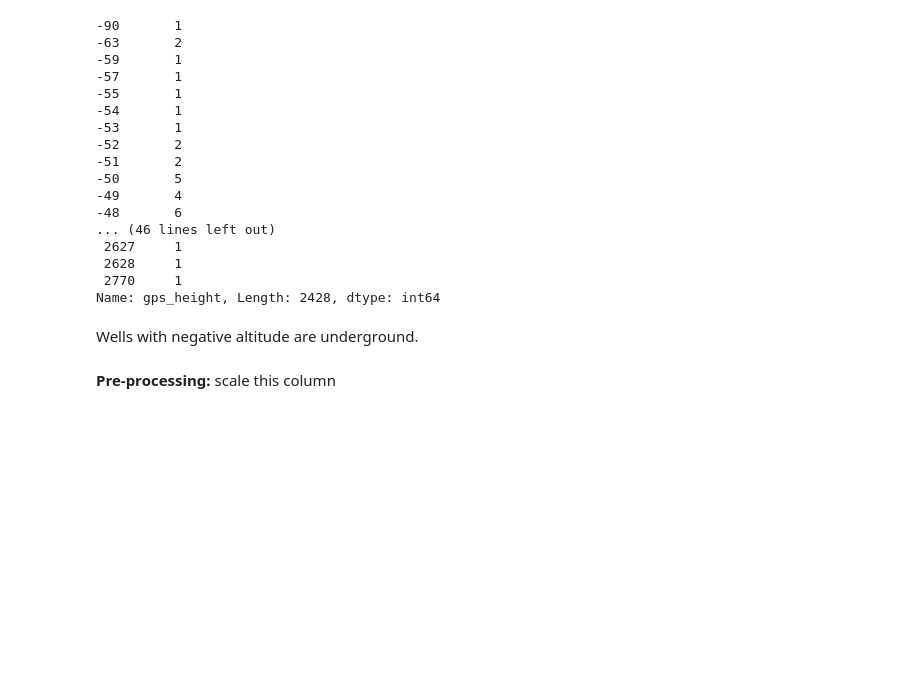
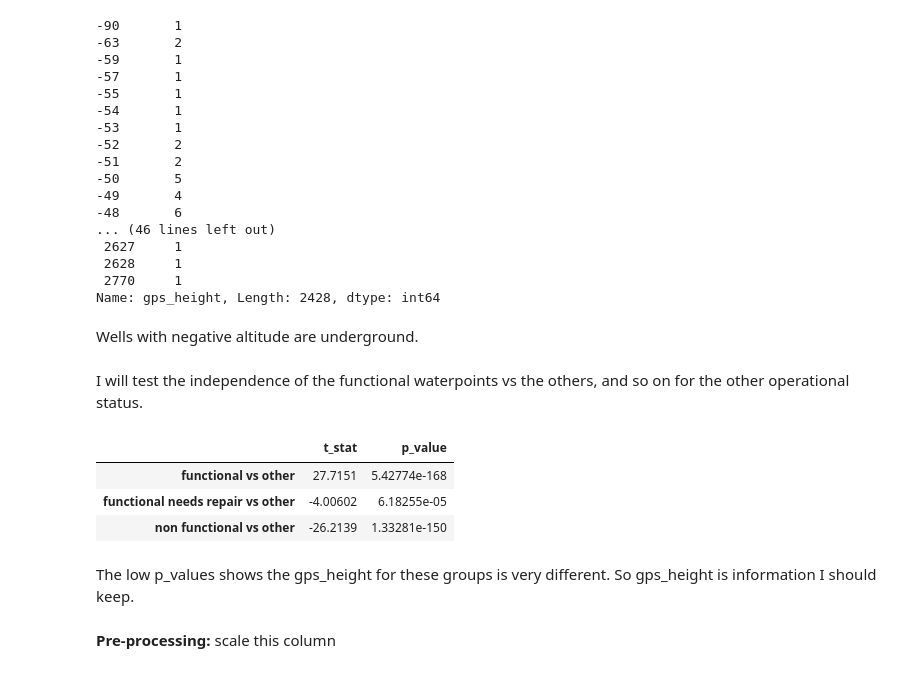
Before and after one commit to stephanietison/Waterpoints, a Jupyter notebook: Notebook/Water Pumps.ipynb, the cells around one changed output. Cells and saved outputs as stored; diff of their text form; code cells hidden in the pictures; blank space fills up the shorter version.

```diff
--- a/Notebook/Water Pumps.ipynb
+++ b/Notebook/Water Pumps.ipynb
@@ -385,6 +422,19 @@ source_df.gps_height.value_counts().sort_index()
 Name: gps_height, Length: 2428, dtype: int64
 # %% [markdown]
 Wells with negative altitude are underground.
+# %% [markdown]
+I will test the independence of the functional waterpoints vs the others, and so on for the other operational status.
+# %%
+result_df = ttest_independence(source_df, 'gps_height')
+result_df
+# %% [output]
+|  | t_stat | p_value |
+| functional vs other | 27.7151 | 5.42774e-168 |
+| functional needs repair vs other | -4.00602 | 6.18255e-05 |
+| non functional vs other | -26.2139 | 1.33281e-150 |
+# %% [markdown]
+The low p_values shows the gps_height for these groups is very different.
+So gps_height is information I should keep.
 # %% [markdown]
 **Pre-processing:** scale this column
 # %% [markdown]
```
Also changed, not shown: parts of 17 cells of this notebook.
